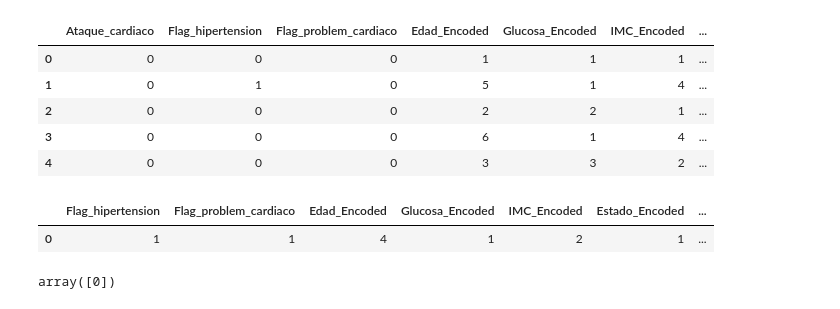
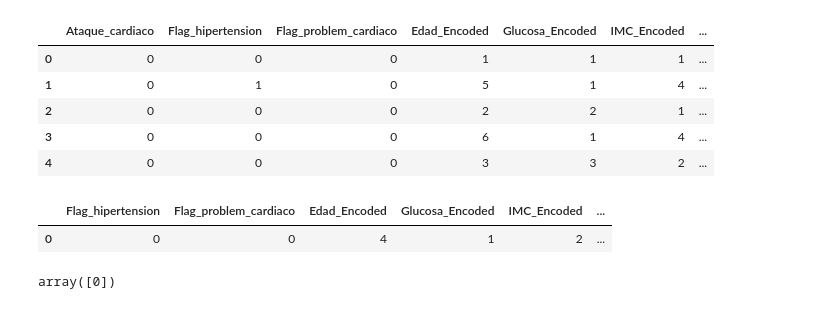
Before and after one commit to diegosruiz18/Prediccion-Infartos-ML, a Jupyter notebook: heart_attack_prediction.ipynb, the cells around one changed output. Cells and saved outputs as stored; diff of their text form; code cells hidden in the pictures.

```diff
--- a/heart_attack_prediction.ipynb
+++ b/heart_attack_prediction.ipynb
@@ -884,17 +831,16 @@ df_encoded.head()
 | 4 | 0 | 0 | 0 | 3 | 3 | 2 | ... |
 # %%
 #Conjunto de datos: persona sana / healthy person
-data_healthy = pd.DataFrame({'Flag_hipertension':[1], #hipertensión: no
-                            'Flag_problem_cardiaco' : [1], #problemas cardiacos: no
+data_healthy = pd.DataFrame({'Flag_hipertension':[0], #hipertensión: no
+                            'Flag_problem_cardiaco' : [0], #problemas cardíacos: no
                             'Edad_Encoded':[4], #edad: joven
                             'Glucosa_Encoded':[1], #nivel de glucosa: normal
                             'IMC_Encoded':[2], #IMC: saludable
-                            'Estado_Encoded':[1], #estado civil: casado
                             'TipoTrabajo_Encoded':[2]}) #tipo trabajo: empresa privada
 data_healthy
 # %% [output]
-|  | Flag_hipertension | Flag_problem_cardiaco | Edad_Encoded | Glucosa_Encoded | IMC_Encoded | Estado_Encoded | ... |
-| 0 | 1 | 1 | 4 | 1 | 2 | 1 | ... |
+|  | Flag_hipertension | Flag_problem_cardiaco | Edad_Encoded | Glucosa_Encoded | IMC_Encoded | ... |
+| 0 | 0 | 0 | 4 | 1 | 2 | ... |
 # %%
 model_random_forest.predict(data_healthy)
 # %% [output]
```
Also changed, not shown: parts of 86 cells of this notebook, 6 other files.
